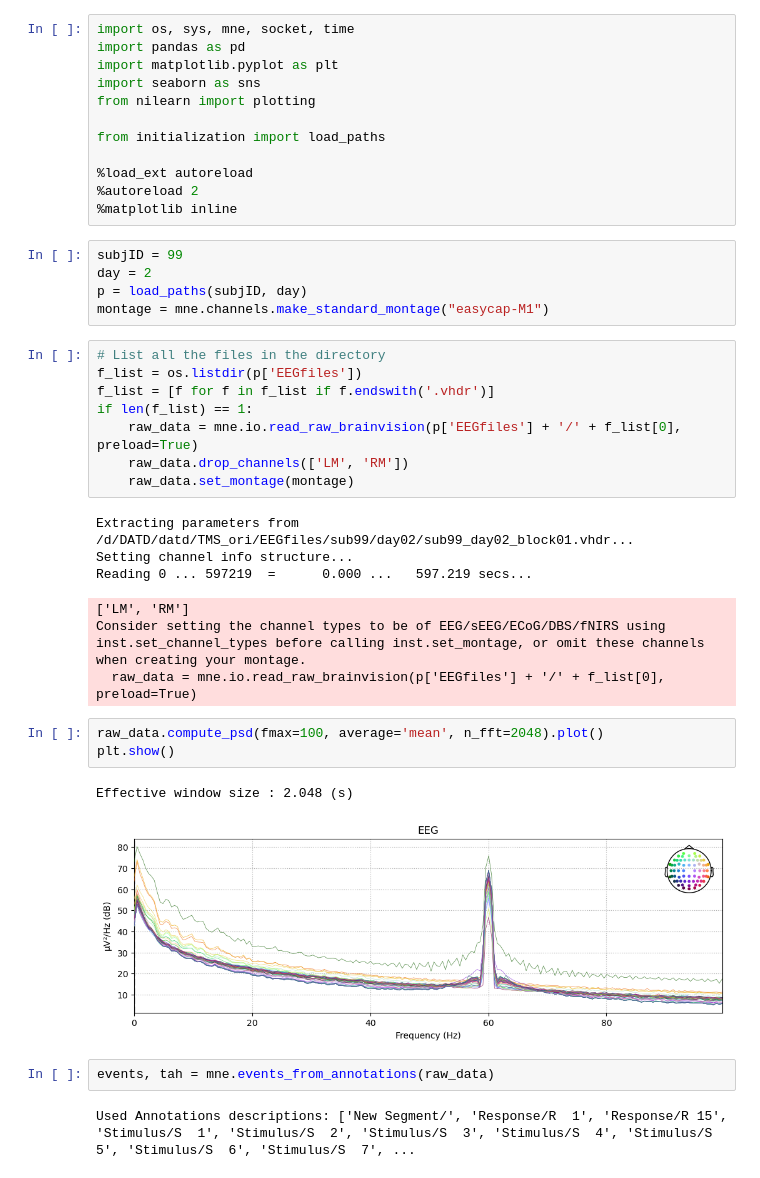
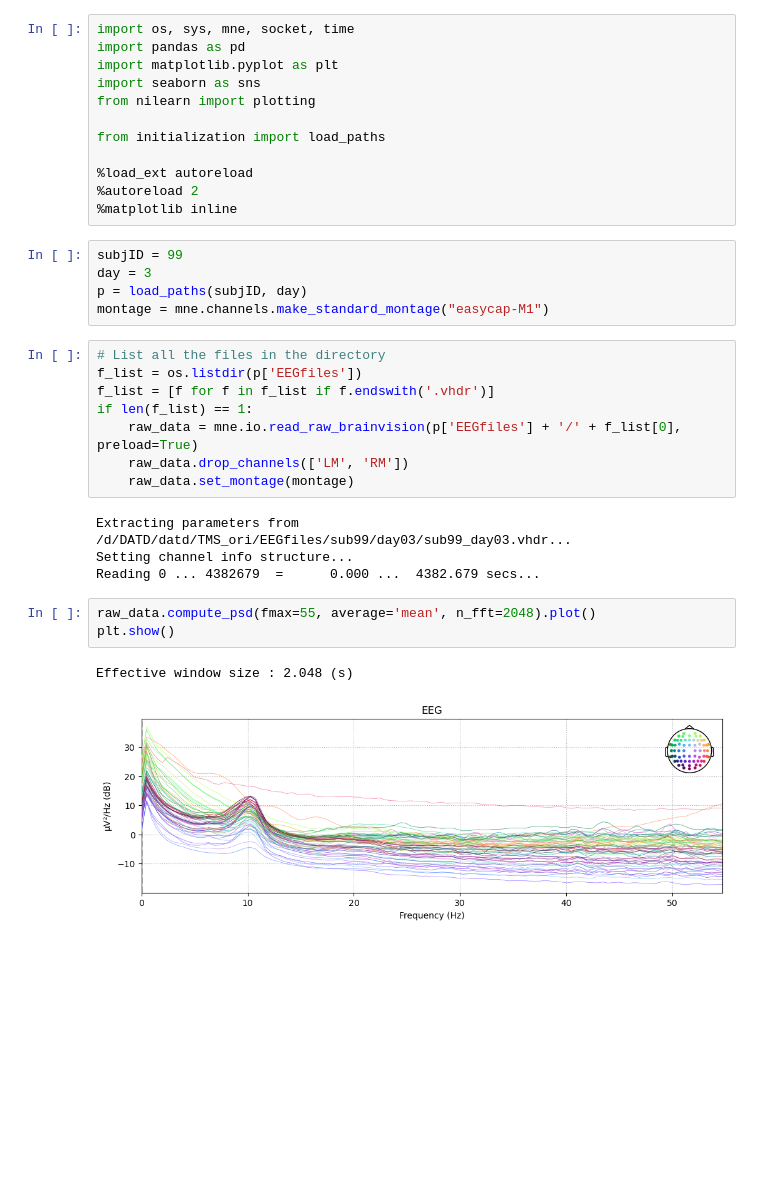
Before and after one commit to mindemory/srh_ori, a Jupyter notebook: oriAnalysis/analyzeEEG/run_eeg.ipynb, the cells around one changed output. Saved outputs shown, nothing was run; the diff lists cells and outputs as text; blank space fills up the shorter version.

```diff
--- a/oriAnalysis/analyzeEEG/run_eeg.ipynb
+++ b/oriAnalysis/analyzeEEG/run_eeg.ipynb
@@ -12,7 +12,7 @@ from initialization import load_paths
 %matplotlib inline
 # %%
 subjID = 99
-day = 2
+day = 3
 p = load_paths(subjID, day)
 montage = mne.channels.make_standard_montage("easycap-M1")
 # %%
@@ -24,19 +24,12 @@ if len(f_list) == 1:
     raw_data.drop_channels(['LM', 'RM'])
     raw_data.set_montage(montage)
 # %% [output]
-Extracting parameters from /d/DATD/datd/TMS_ori/EEGfiles/sub99/day02/sub99_day02_block01.vhdr...
+Extracting parameters from /d/DATD/datd/TMS_ori/EEGfiles/sub99/day03/sub99_day03.vhdr...
 Setting channel info structure...
-Reading 0 ... 597219  =      0.000 ...   597.219 secs...
+Reading 0 ... 4382679  =      0.000 ...  4382.679 secs...
-['LM', 'RM']
-Consider setting the channel types to be of EEG/sEEG/ECoG/DBS/fNIRS using inst.set_channel_types before calling inst.set_montage, or omit these channels when creating your montage.
-  raw_data = mne.io.read_raw_brainvision(p['EEGfiles'] + '/' + f_list[0], preload=True)
 # %%
-raw_data.compute_psd(fmax=100, average='mean', n_fft=2048).plot()
+raw_data.compute_psd(fmax=55, average='mean', n_fft=2048).plot()
 plt.show()
 # %% [output]
 Effective window size : 2.048 (s)
-[figure, old version]
+[figure, new version]
-# %%
-events, tah = mne.events_from_annotations(raw_data)
-# %% [output]
-Used Annotations descriptions: ['New Segment/', 'Response/R  1', 'Response/R 15', 'Stimulus/S  1', 'Stimulus/S  2', 'Stimulus/S  3', 'Stimulus/S  4', 'Stimulus/S  5', 'Stimulus/S  6', 'Stimulus/S  7', ...
```
Also changed, not shown: parts of 7 cells of this notebook, 5 other files.
